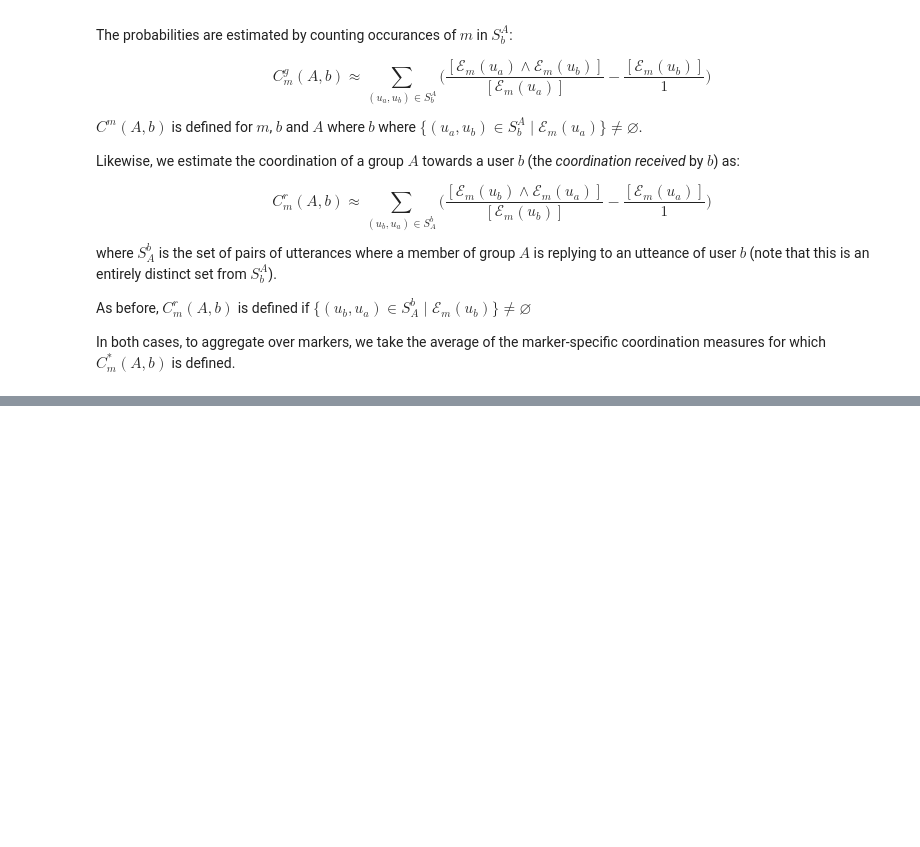
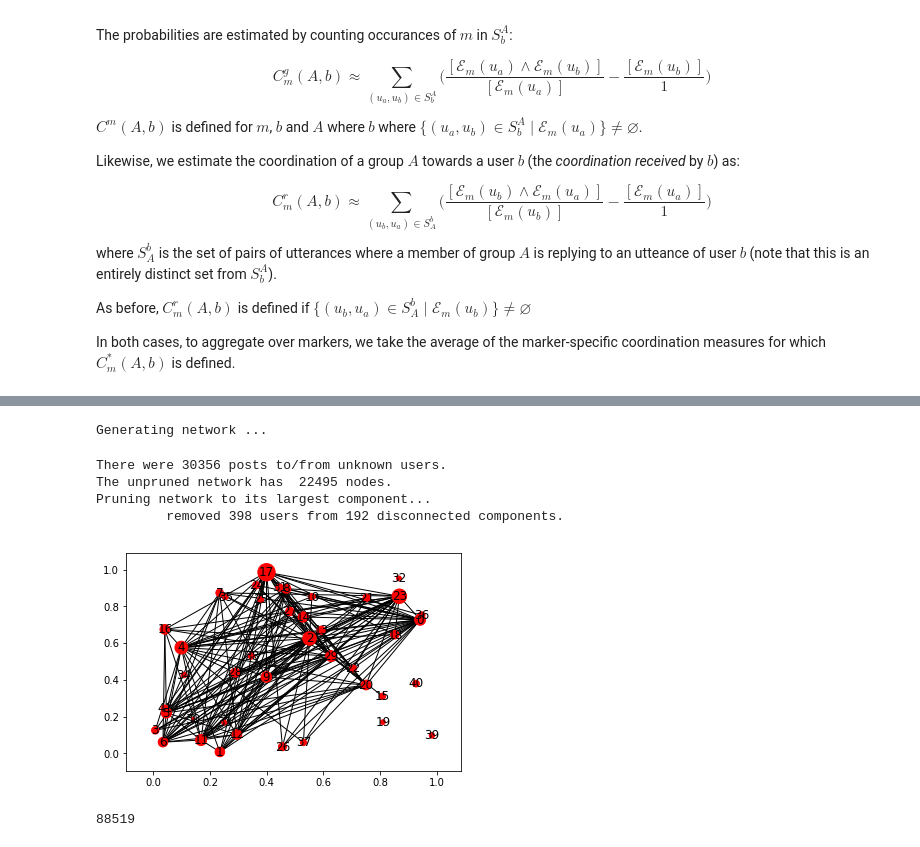
Before and after one commit to winobes/lasn, a Jupyter notebook: code/get_data2.ipynb, the cells around one changed output, grey strips where cells are left out. Drawn from its saved outputs; the diff is of its cells as text; code cells hidden in the pictures; blank space fills up the shorter version.

Commit message:
community detection

```diff
--- a/code/get_data2.ipynb
+++ b/code/get_data2.ipynb
@@ -168,3 +162,54 @@ for user in corpus.users.values():
+# %%
+import networkx as nx
+import community # https://github.com/taynaud/python-louvain
+g = corpus.generate_network('all_users', normalize_edge_weights=False)
+# %% [output]
+Generating network ...
+There were 30356 posts to/from unknown users.
+The unpruned network has  22495 nodes.
+Pruning network to its largest component...
+         removed 398 users from 192 disconnected components.
+# %%
+partition = community.best_partition(g)
+# %%
+g_clusters = nx.Graph()
+g_clusters.add_nodes_from(set(partition.values()), weight=0)
+for user in g.nodes():
+    g_clusters.node[partition[user]]['weight'] += 1
+# %%
+for (u, v), weight in nx.get_edge_attributes(g, 'weight').items():
+    u, v = partition[u], partition[v]
+    if not g_clusters.has_edge(u, v):
+        g_clusters.add_edge(u, v, weight=weight)
+    else:
+        g_clusters.edge[u][v]['weight'] += weight
+# %%
+nodes = nx.get_node_attributes(g_clusters, 'weight').items()
+edges = nx.get_edge_attributes(g_clusters, 'weight').items()
+edges = [((u,v), w) for (u,v), w in edges if w >= 100]
+
+nodes, node_weights = zip(*nodes)
+edges, edge_weights = zip(*edges)
+
+node_weights = [w / max(node_weights) * 300 for w in node_weights]
+edge_weights = [w / max(edge_weights) * 2 for w in edge_weights]
+# %%
+%matplotlib inline
+
+import matplotlib.pyplot as plt
+
+pos = nx.random_layout(g_clusters)
+nx.draw_networkx_nodes(g_clusters, pos, nodes, node_size=node_weights)
+nx.draw_networkx_labels(g_clusters, pos)
+nx.draw_networkx_edges(g_clusters, pos, edgelist=edges)
+
+plt.draw()
+# %% [output]
+[figure, added]
+# %%
+len(g.nodes()) + len(g.edges())
+# %% [output]
+88519
 # %%
 data_fields = ['coord_given_univ_agg', 'coord_received_univ_agg', 'eigenvector_centrality',
               'italics_usage', 'bold_usage', 'link_usage', 'avg_post_length', 'n_posts']
```
Also changed, not shown: parts of 3 cells of this notebook.
